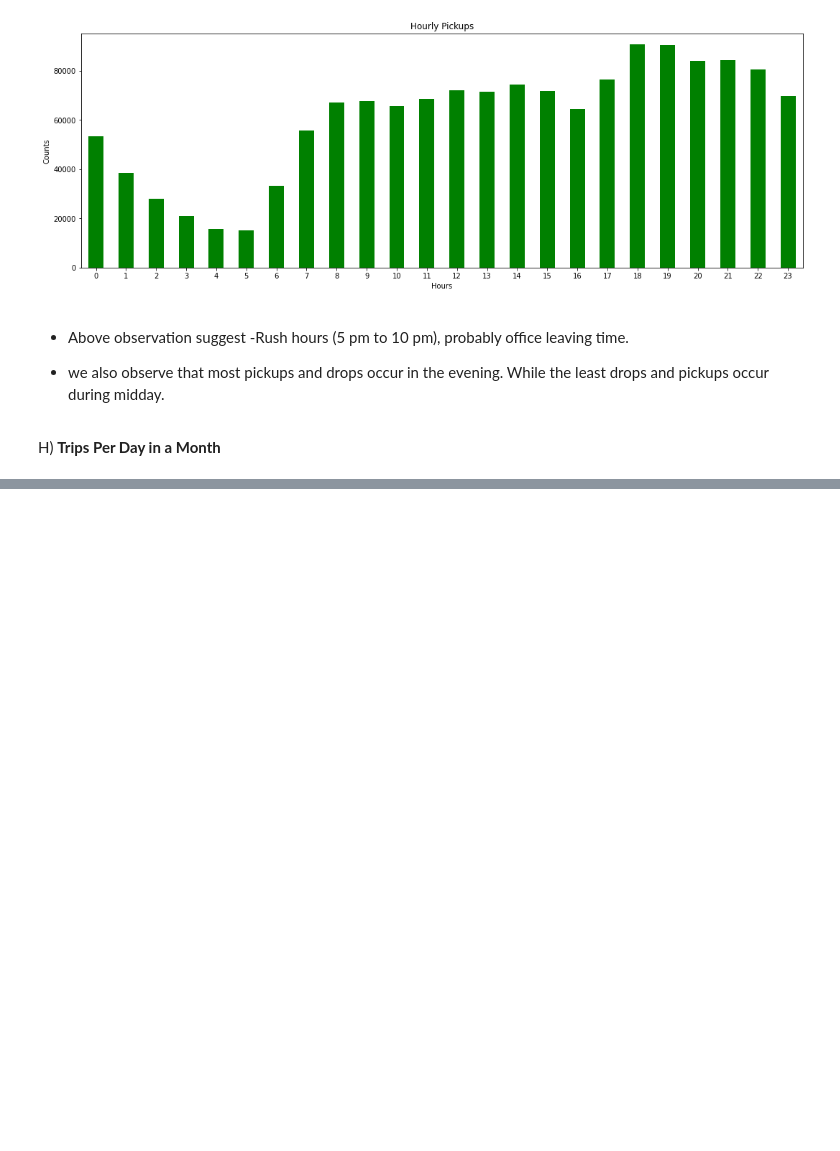
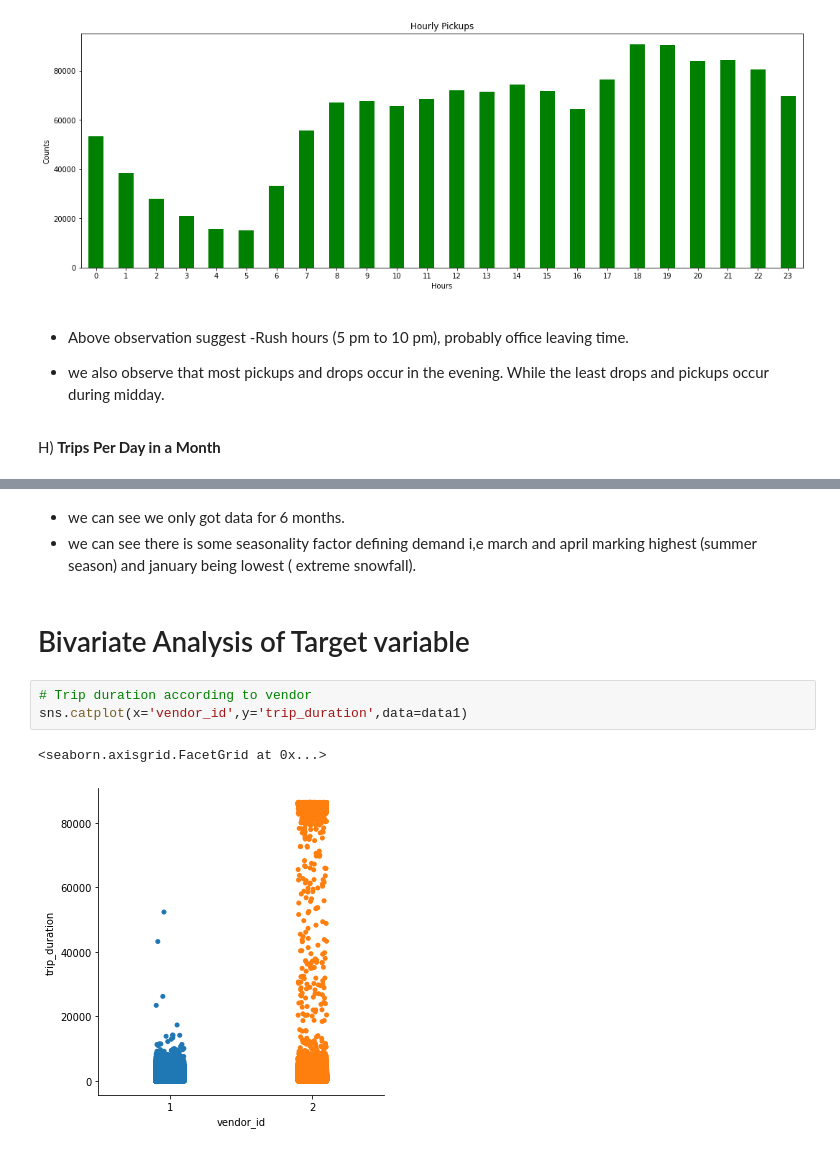
Before and after one commit to Deven876/project-2-NYC-Taxi-Trip-Time-Prediction, a Jupyter notebook: project_2_Taxi_Trip_Time_Prediction_.ipynb, the cells around one changed output, grey strips where cells are left out. Cells and saved outputs as stored; diff of their text form; blank space fills up the shorter version.

```diff
--- a/project_2_Taxi_Trip_Time_Prediction_.ipynb
+++ b/project_2_Taxi_Trip_Time_Prediction_.ipynb
@@ -434,0 +460,12 @@ plt.figure(figsize=(18,6))
+# %% [markdown]
+- we can see we only got data for 6 months.
+- we can see there is some seasonality factor defining demand
+  i,e march and april marking highest (summer season) and january being lowest ( extreme snowfall).
+# %% [markdown]
+# Bivariate Analysis of Target variable
+# %%
+# Trip duration according to vendor
+sns.catplot(x='vendor_id',y='trip_duration',data=data1)
+# %% [output]
+<seaborn.axisgrid.FacetGrid at 0x...>
+[figure, added]
```
Also changed, not shown: parts of 15 cells of this notebook.
